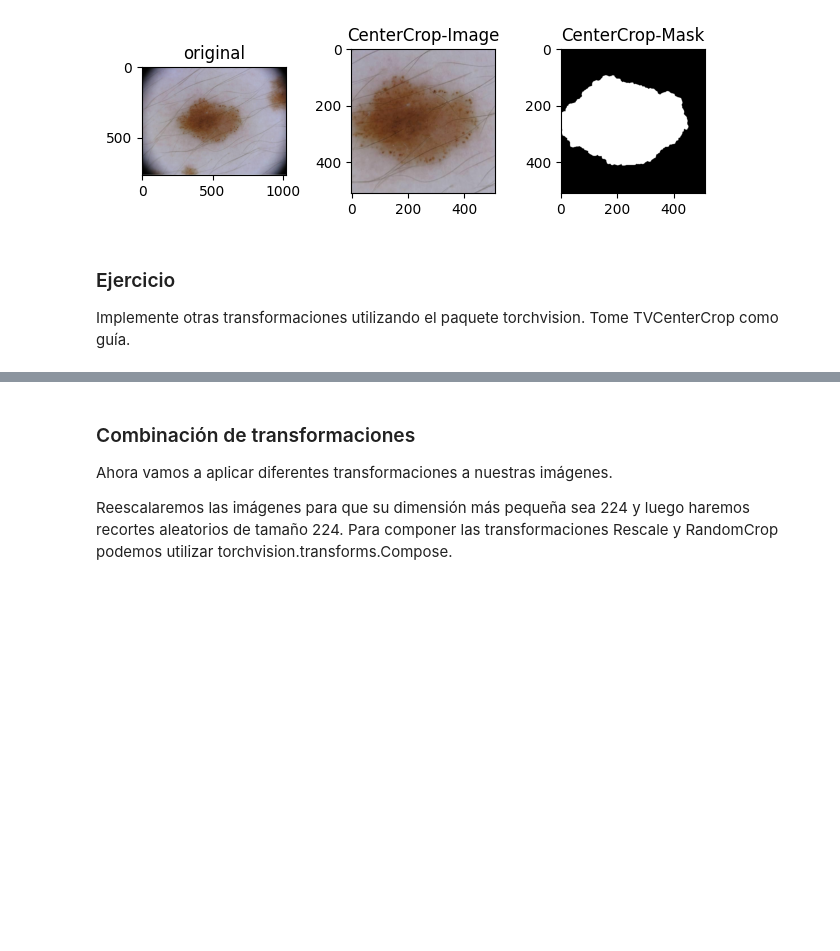
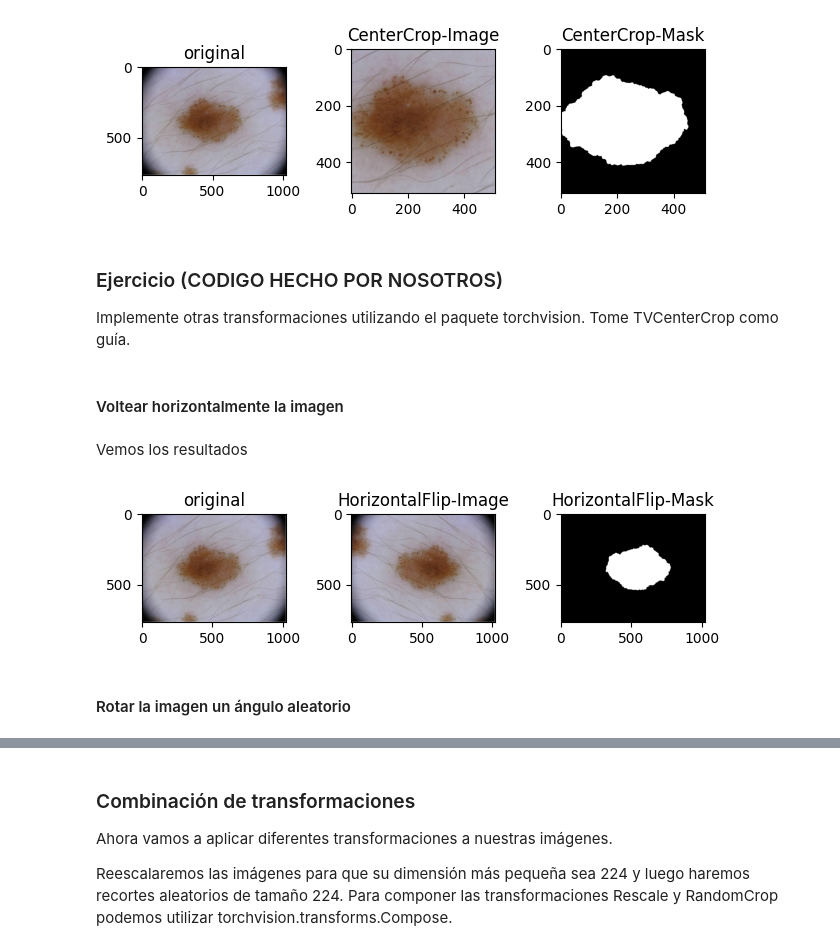
Before and after one commit to cabamarcos/Skin_cancer_classifier, a Jupyter notebook: practica.ipynb, the cells around one changed output, grey strips where cells are left out. Saved outputs shown, nothing was run; the diff lists cells and outputs as text; code cells hidden in the pictures; blank space fills up the shorter version.

```diff
--- a/practica.ipynb
+++ b/practica.ipynb
@@ -532,5 +544,5 @@ plt.show()
 # %% [output]
 [figure]
 # %% [markdown]
-### Ejercicio
+### Ejercicio (CODIGO HECHO POR NOSOTROS)
 Implemente otras transformaciones utilizando el paquete torchvision. Tome TVCenterCrop como guía.
@@ -538,0 +549,2 @@ Implemente otras transformaciones utilizando el paquete torchvision. Tome TVCent
+# %% [markdown]
+#### Voltear horizontalmente la imagen
@@ -538,0 +576,28 @@ Implemente otras transformaciones utilizando el paquete torchvision. Tome TVCent
+# %% [markdown]
+Vemos los resultados
+# %%
+# Apply each of the above transforms on sample.
+fig = plt.figure()
+sample = train_dataset[65]
+ax = plt.subplot(1,3, 1)
+plt.tight_layout()
+ax.set_title('original')
+plt.imshow(sample['image'])
+
+tvhf=TVHorizontalFlip(p=1)
+
+transformed_sample = tvhf(sample)
+ax = plt.subplot(1, 3, 2)
+plt.tight_layout()
+ax.set_title('HorizontalFlip-Image')
+plt.imshow(transformed_sample['image'])
+ax = plt.subplot(1, 3, 3)
+plt.tight_layout()
+ax.set_title('HorizontalFlip-Mask')
+plt.imshow(transformed_sample['mask'],cmap='gray')
+
+plt.show()
+# %% [output]
+[figure, added]
+# %% [markdown]
+#### Rotar la imagen un ángulo aleatorio
```
Also changed, not shown: parts of 24 cells of this notebook.
